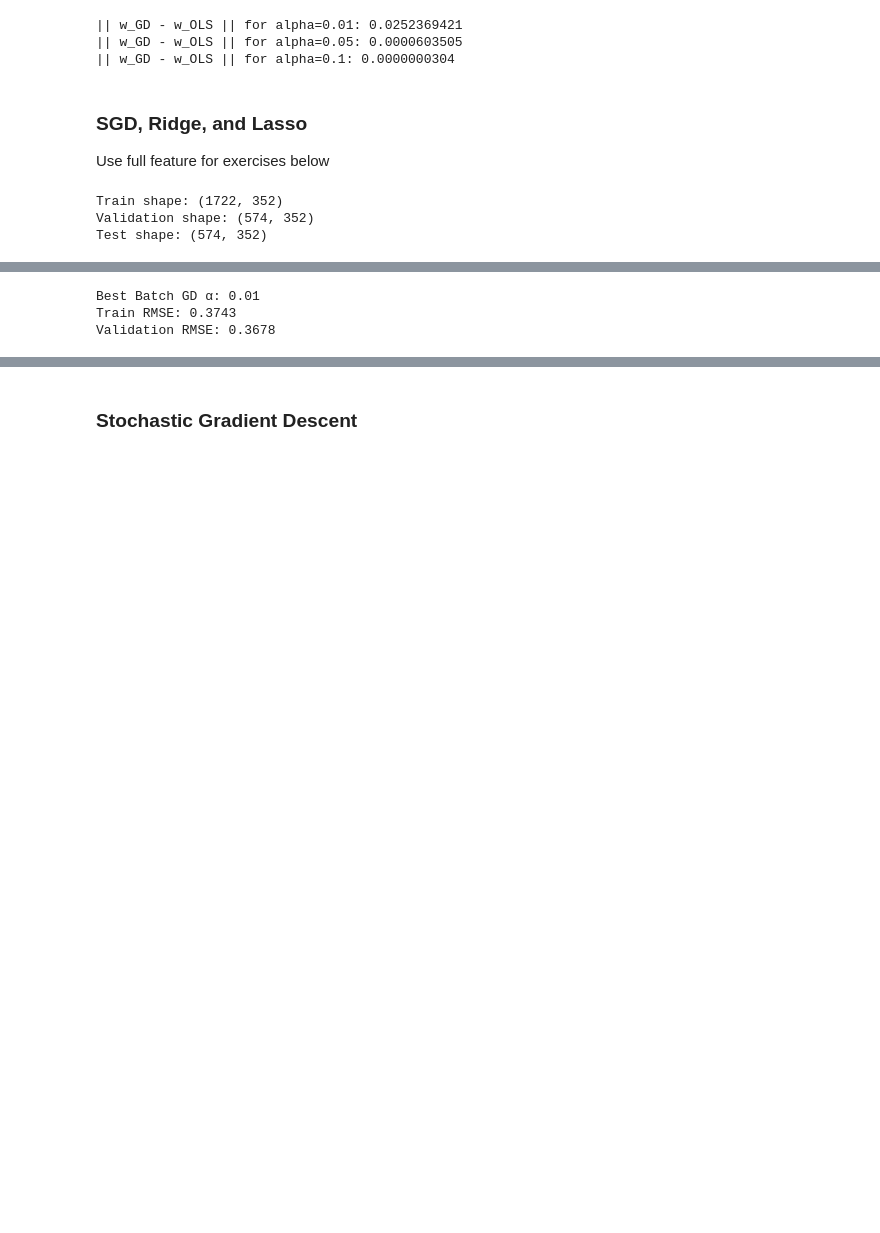
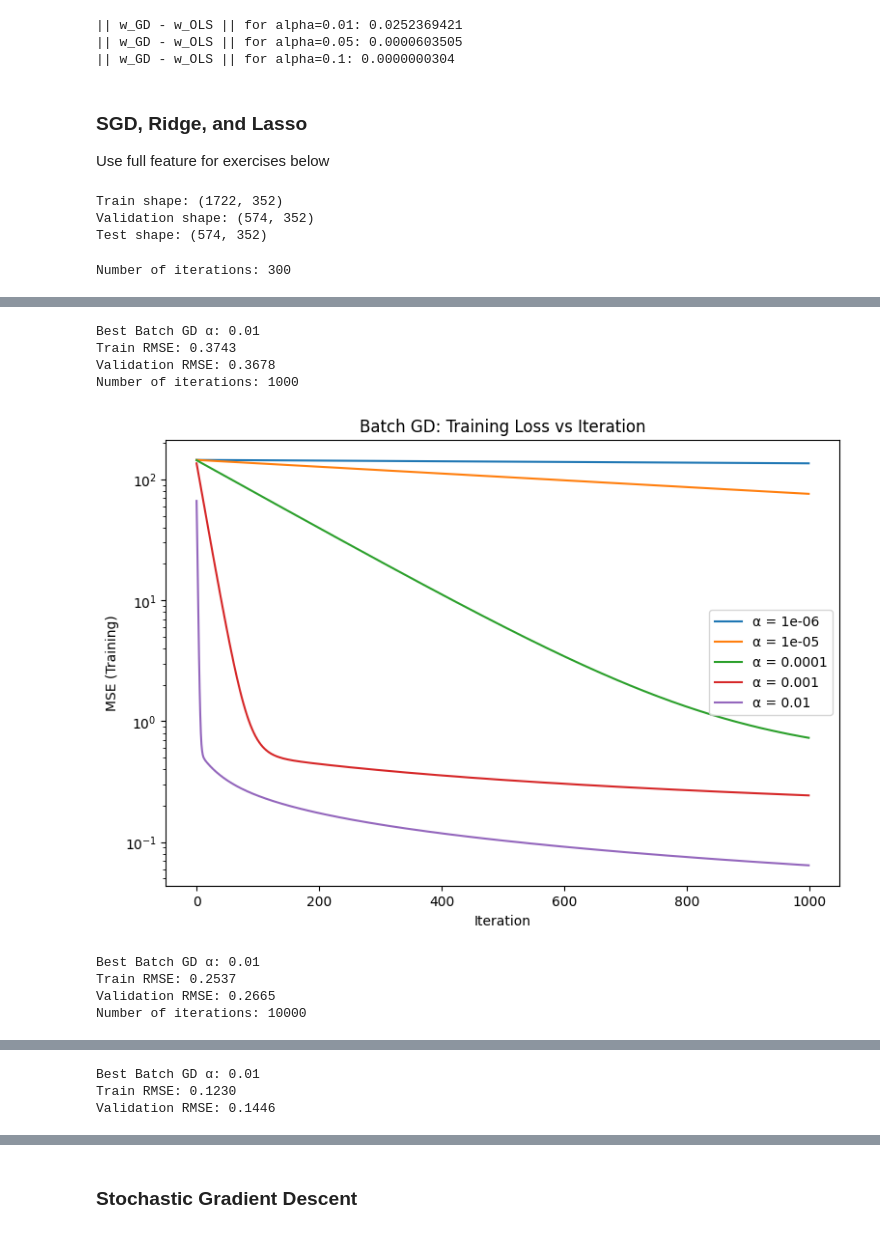
Before and after one commit to ericaezhou/econ_107, a Jupyter notebook: week_2/ECON 107_Week 2 Discussion_TA.ipynb, the cells around one changed output, grey strips where cells are left out. Cells and saved outputs as stored; diff of their text form; code cells hidden in the pictures; blank space fills up the shorter version.

```diff
--- a/week_2/ECON 107_Week 2 Discussion_TA.ipynb
+++ b/week_2/ECON 107_Week 2 Discussion_TA.ipynb
@@ -377,56 +377,66 @@ Test shape: (574, 352)
 # %%
 X_train_gd = add_intercept(X_train_scaled)
 X_val_gd   = add_intercept(X_val_scaled)
 
 y_train_vec = y_train.values.reshape(-1, 1)
 y_val_vec   = y_val.values.reshape(-1, 1)
 
 n_features = X_train_gd.shape[1]
 w_init = np.zeros((n_features, 1))
 
 alphas_gd = [1e-6, 1e-5, 1e-4, 1e-3, 1e-2]
-num_iters = 300
 
 gd_results = {}
 gd_loss_curves = {}
 train_rmse_gd = {}
 val_rmse_gd = {}
 
-for alpha in alphas_gd:
-    w = w_init.copy()
-    losses = []
+num_iters = 300
 
-    for _ in range(num_iters):
-        grad = compute_gradient(X_train_gd, y_train_vec, w)
-        w -= alpha * grad
+for num_iters in [300, 1000, 10000]:
+    print(f"Number of iterations: {num_iters}")
+    for alpha in alphas_gd:
+        w = w_init.copy()
+        losses = []
 
-        preds_train = X_train_gd @ w
-        loss = np.mean((y_train_vec - preds_train)**2)
-        losses.append(loss)
+        for _ in range(num_iters):
+            grad = compute_gradient(X_train_gd, y_train_vec, w)
+            w -= alpha * grad
 
-    gd_results[alpha] = w
-    gd_loss_curves[alpha] = losses
+            preds_train = X_train_gd @ w
+            loss = np.mean((y_train_vec - preds_train)**2)
+            losses.append(loss)
 
-    train_rmse_gd[alpha] = np.sqrt(losses[-1])
-    val_preds = X_val_gd @ w
-    val_rmse_gd[alpha] = np.sqrt(np.mean((y_val_vec - val_preds)**2))
+        gd_results[alpha] = w
+        gd_loss_curves[alpha] = losses
 
-plt.figure(figsize=(9,6))
-for alpha, losses in gd_loss_curves.items():
-    plt.plot(losses, label=f"α = {alpha}")
-plt.xlabel("Iteration")
-plt.ylabel("MSE (Training)")
-plt.yscale("log")
-plt.title("Batch GD: Training Loss vs Iteration")
-plt.legend()
-plt.show()
+        train_rmse_gd[alpha] = np.sqrt(losses[-1])
+        val_preds = X_val_gd @ w
+        val_rmse_gd[alpha] = np.sqrt(np.mean((y_val_vec - val_preds)**2))
 
-best_alpha_gd = min(val_rmse_gd, key=val_rmse_gd.get)
-print(f"Best Batch GD α: {best_alpha_gd}")
-print(f"Train RMSE: {train_rmse_gd[best_alpha_gd]:.4f}")
-print(f"Validation RMSE: {val_rmse_gd[best_alpha_gd]:.4f}")
+    plt.figure(figsize=(9,6))
+    for alpha, losses in gd_loss_curves.items():
+        plt.plot(losses, label=f"α = {alpha}")
+    plt.xlabel("Iteration")
+    plt.ylabel("MSE (Training)")
+    plt.yscale("log")
+    plt.title("Batch GD: Training Loss vs Iteration")
+    plt.legend()
+    plt.show()
+
+    best_alpha_gd = min(val_rmse_gd, key=val_rmse_gd.get)
+    print(f"Best Batch GD α: {best_alpha_gd}")
+    print(f"Train RMSE: {train_rmse_gd[best_alpha_gd]:.4f}")
+    print(f"Validation RMSE: {val_rmse_gd[best_alpha_gd]:.4f}")
 # %% [output]
+Number of iterations: 300
 [figure]
-Best Batch GD α: 0.01
-Train RMSE: 0.3743
-Validation RMSE: 0.3678
+Best Batch GD α: 0.01
+Train RMSE: 0.3743
+Validation RMSE: 0.3678
+Number of iterations: 1000
+[figure, added]
+Best Batch GD α: 0.01
+Train RMSE: 0.2537
+Validation RMSE: 0.2665
+Number of iterations: 10000
@@ -432,0 +444,3 @@ Validation RMSE: 0.3678
+Best Batch GD α: 0.01
+Train RMSE: 0.1230
+Validation RMSE: 0.1446
```
Also changed, not shown: parts of 10 cells of this notebook.
